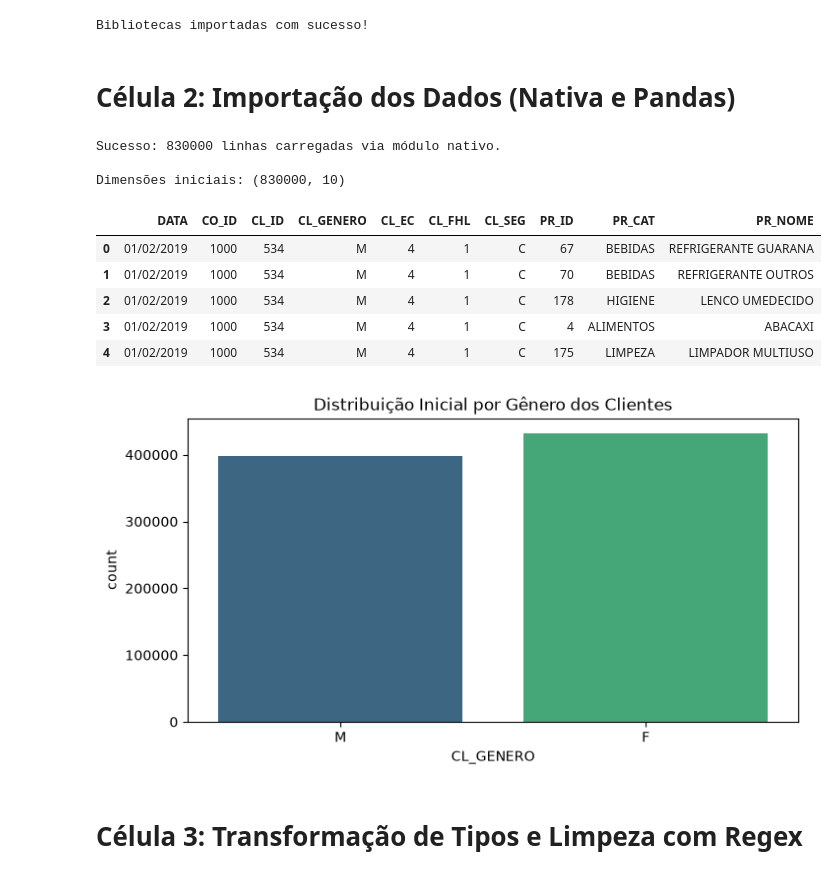
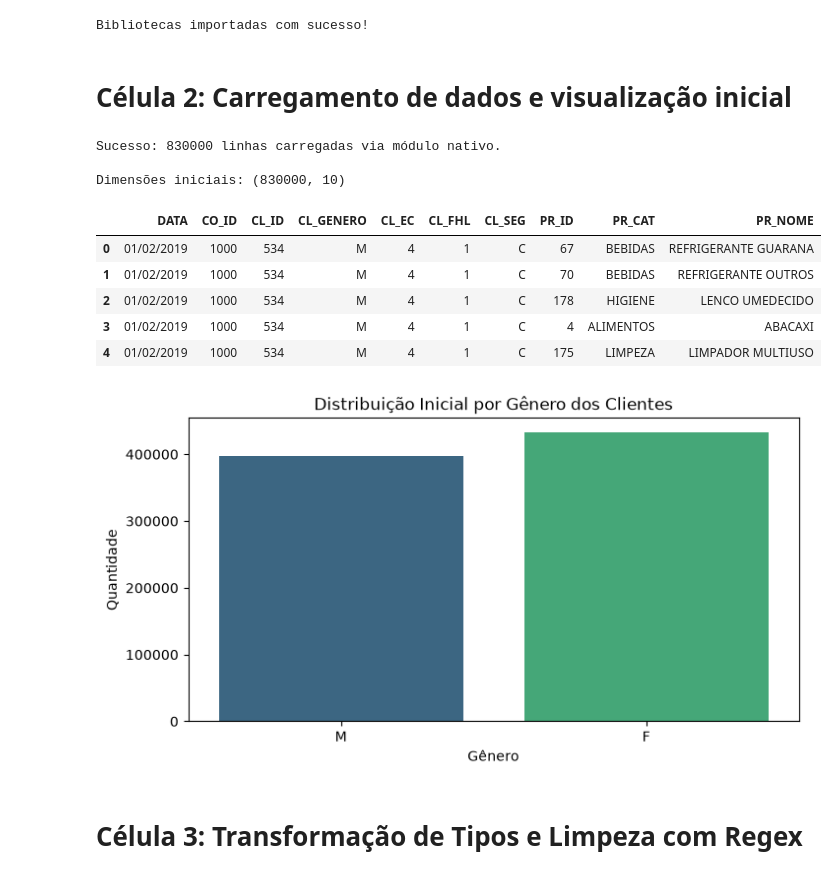
Before and after one commit to gatsumoto/sctec.tad, a Jupyter notebook: miniprojeto/analise.varejo.ipynb, the cells around one changed output. Cells and saved outputs as stored; diff of their text form; code cells hidden in the pictures.

```diff
--- a/miniprojeto/analise.varejo.ipynb
+++ b/miniprojeto/analise.varejo.ipynb
@@ -16,54 +16,57 @@ print("Bibliotecas importadas com sucesso!")
 # %% [output]
 Bibliotecas importadas com sucesso!
 # %% [markdown]
-# Célula 2: Importação dos Dados (Nativa e Pandas)
+# Célula 2: Carregamento de dados e visualização inicial
 # %%
 # %%
-# Sprint 1: Carregamento de dados e visualização inicial
+# Sprint 1: Importação, Limpeza Estrutural e Visualização Inicial
+
 caminho_csv = "varejo.csv"
 
 # 1. Leitura estruturada nativa
 dados_nativos = []
 try:
-  with open(caminho_csv, mode="r", encoding="utf-8") as arquivo:
-    leitor = csv.DictReader(arquivo, delimiter=";")
-    for linha in leitor:
-      dados_nativos.append(linha)
-  print(f"Sucesso: {len(dados_nativos)} linhas carregadas via módulo nativo.")
+    with open(caminho_csv, mode="r", encoding="utf-8") as arquivo:
+        leitor = csv.DictReader(arquivo, delimiter=";")
+        for linha in leitor:
+            dados_nativos.append(linha)
+    print(f"Sucesso: {len(dados_nativos)} linhas carregadas via módulo nativo.")
 except Exception as e:
-  print(f"Erro ao carregar o arquivo nativamente: {e}")
+    print(f"Erro ao carregar o arquivo nativamente: {e}")
 
 # 2. Leitura via Pandas
 df_varejo = pd.read_csv(caminho_csv, sep=";")
 df_varejo = df_varejo.dropna(axis=1, how="all")
 
 # 3. Visualização dos dados importados
 print("\nDimensões iniciais:", df_varejo.shape)
 display(df_varejo.head())
 
-# Criando um gráfico de contagem
+# Criando um gráfico de contagem inicial
 if "CL_GENERO" in df_varejo.columns:
-  plt.figure(figsize=(8, 4))
-  sns.countplot(
-      data=df_varejo,
-      x="CL_GENERO",
-      hue="CL_GENERO",
-      palette="viridis",
-      legend=False,
-  )
-  plt.title("Distribuição Inicial por Gênero dos Clientes")
-  plt.show()
+    plt.figure(figsize=(8, 4))
+    sns.countplot(
+        data=df_varejo,
+        x="CL_GENERO",
+        hue="CL_GENERO",
+        palette="viridis",
+        legend=False,
+    )
+    plt.title("Distribuição Inicial por Gênero dos Clientes")
+    plt.xlabel("Gênero")
+    plt.ylabel("Quantidade")
+    plt.show()
 # %% [output]
 Sucesso: 830000 linhas carregadas via módulo nativo.
 
 Dimensões iniciais: (830000, 10)
 |  | DATA | CO_ID | CL_ID | CL_GENERO | CL_EC | CL_FHL | CL_SEG | PR_ID | PR_CAT | PR_NOME |
 | 0 | 01/02/2019 | 1000 | 534 | M | 4 | 1 | C | 67 | BEBIDAS | REFRIGERANTE GUARANA |
 | 1 | 01/02/2019 | 1000 | 534 | M | 4 | 1 | C | 70 | BEBIDAS | REFRIGERANTE OUTROS |
 | 2 | 01/02/2019 | 1000 | 534 | M | 4 | 1 | C | 178 | HIGIENE | LENCO UMEDECIDO |
 | 3 | 01/02/2019 | 1000 | 534 | M | 4 | 1 | C | 4 | ALIMENTOS | ABACAXI |
 | 4 | 01/02/2019 | 1000 | 534 | M | 4 | 1 | C | 175 | LIMPEZA | LIMPADOR MULTIUSO |
-[figure, old version]
+[figure, new version]
 # %% [markdown]
 # Célula 3: Transformação de Tipos e Limpeza com Regex
 # %%
```
Also changed, not shown: parts of 4 cells of this notebook.
